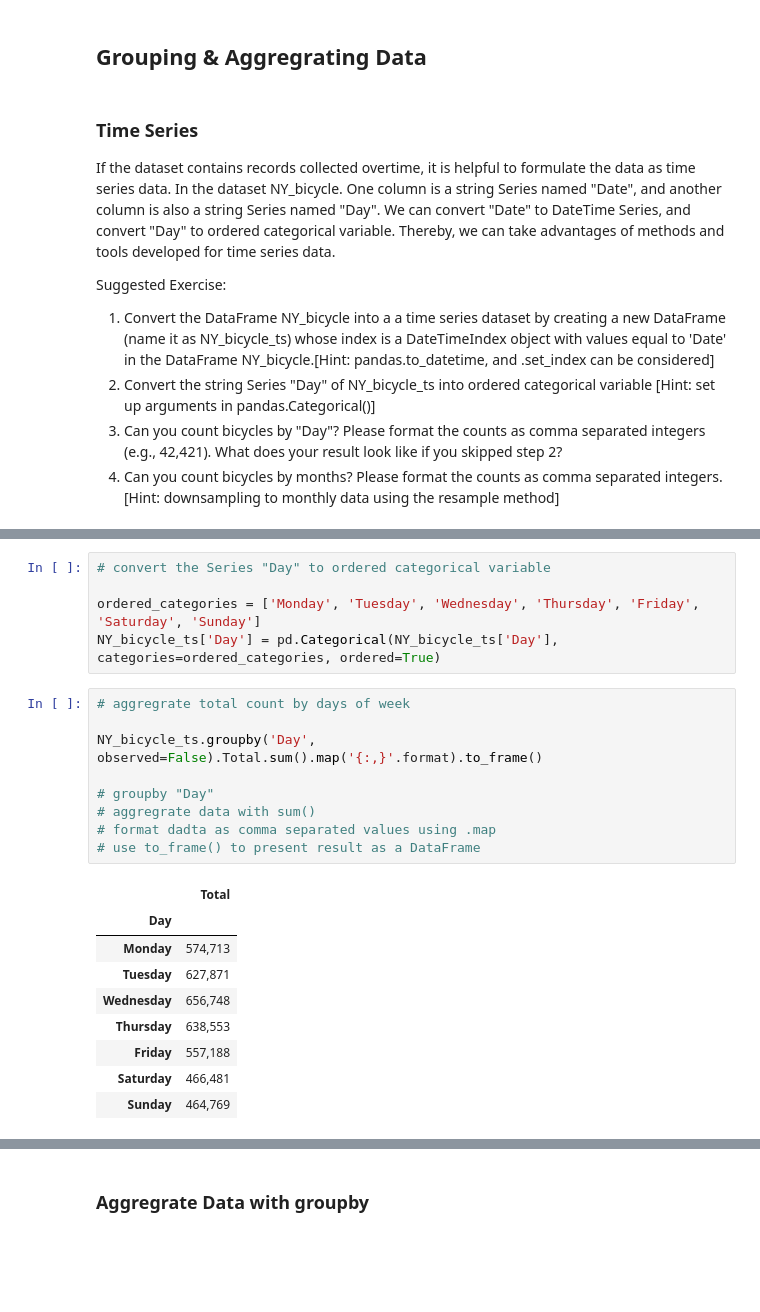
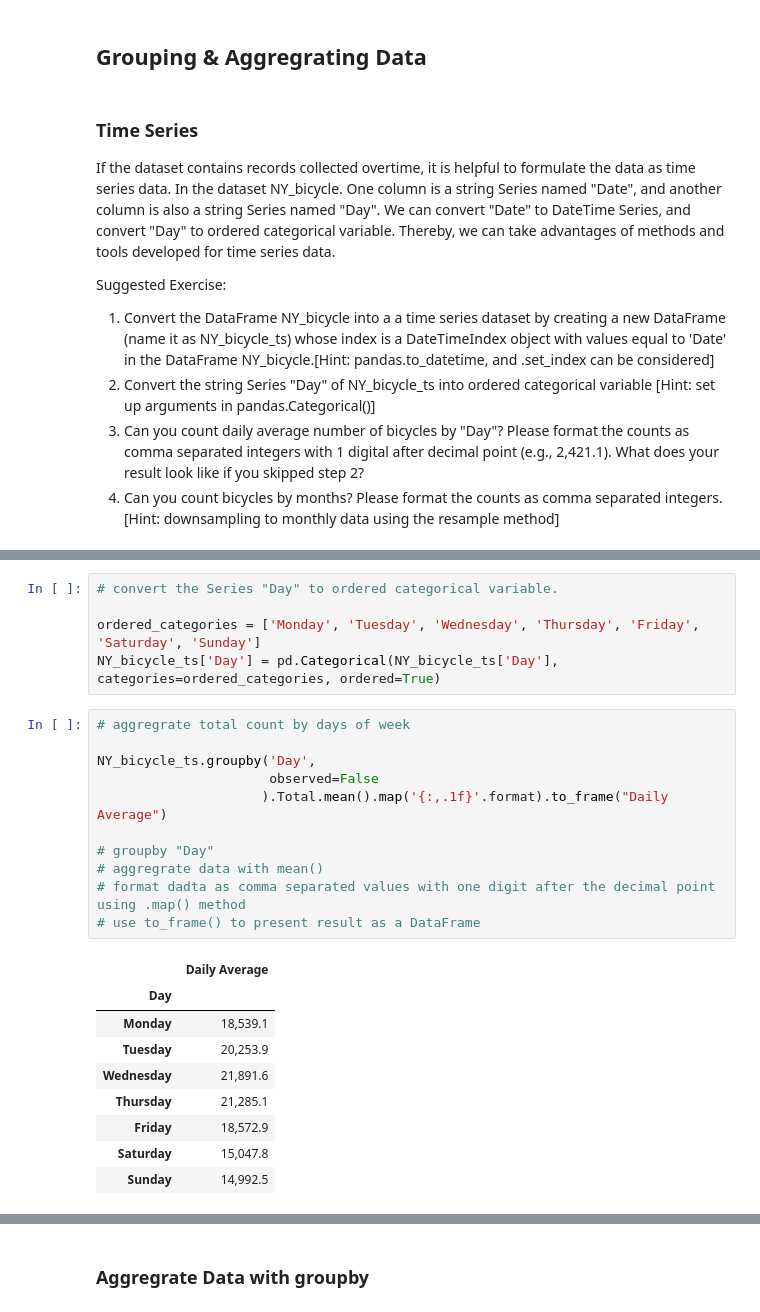
Before and after one commit to SBU-r/CIV555-FS25, a Jupyter notebook: Jupyter Notebooks/Data_Understanding.ipynb, the cells around one changed output, grey strips where cells are left out. Cells and saved outputs as stored; diff of their text form; blank space fills up the shorter version.

```diff
--- a/Jupyter Notebooks/Data_Understanding.ipynb
+++ b/Jupyter Notebooks/Data_Understanding.ipynb
@@ -1050,7 +1068,7 @@ If the dataset contains records collected overtime, it is helpful to formulate t
 Suggested Exercise:
 1. Convert the DataFrame NY_bicycle into a a time series dataset by creating a new DataFrame (name it as NY_bicycle_ts) whose index is a DateTimeIndex object with values equal to 'Date' in the DataFrame NY_bicycle.[Hint: pandas.to_datetime, and .set_index can be considered]
 2. Convert the string Series "Day" of NY_bicycle_ts into ordered categorical variable [Hint: set up arguments in pandas.Categorical()]
-3. Can you count bicycles by "Day"? Please format the counts as comma separated integers (e.g., 42,421). What does your result look like if you skipped step 2?
+3. Can you count daily average number of bicycles by "Day"? Please format the counts as comma separated integers with 1 digital after decimal point (e.g., 2,421.1). What does your result look like if you skipped step 2?
 4. Can you count bicycles by months? Please format the counts as comma separated integers. [Hint: downsampling to monthly data using the resample method]
 # %%
 # save the DataFrame as a new one whose column "Date" is converted into the DateTimeIndex
@@ -1068,29 +1086,31 @@ NY_bicycle_ts.head()
 | 2017-04-04 | Tuesday | 51.1 | 46.0 | 1.18 | R | 723 | 1913 | ... |
 | 2017-04-05 | Wednesday | 63.0 | 46.0 | 0.00 | N | 2807 | 5276 | ... |
 # %%
-# convert the Series "Day" to ordered categorical variable
+# convert the Series "Day" to ordered categorical variable.
 
 ordered_categories = ['Monday', 'Tuesday', 'Wednesday', 'Thursday', 'Friday', 'Saturday', 'Sunday']
 NY_bicycle_ts['Day'] = pd.Categorical(NY_bicycle_ts['Day'], categories=ordered_categories, ordered=True)
 # %%
 # aggregrate total count by days of week
 
-NY_bicycle_ts.groupby('Day', observed=False).Total.sum().map('{:,}'.format).to_frame()
+NY_bicycle_ts.groupby('Day',
+                      observed=False
+                     ).Total.mean().map('{:,.1f}'.format).to_frame("Daily Average")
 
 # groupby "Day"
-# aggregrate data with sum()
-# format dadta as comma separated values using .map
+# aggregrate data with mean()
+# format dadta as comma separated values with one digit after the decimal point using .map() method
 # use to_frame() to present result as a DataFrame
 # %% [output]
-|  | Total |
+|  | Daily Average |
 | Day |  |
-| Monday | 574,713 |
-| Tuesday | 627,871 |
-| Wednesday | 656,748 |
-| Thursday | 638,553 |
-| Friday | 557,188 |
-| Saturday | 466,481 |
-| Sunday | 464,769 |
+| Monday | 18,539.1 |
+| Tuesday | 20,253.9 |
+| Wednesday | 21,891.6 |
+| Thursday | 21,285.1 |
+| Friday | 18,572.9 |
+| Saturday | 15,047.8 |
+| Sunday | 14,992.5 |
 # %%
 # aggregate total counts by months
 # rasample() is a very useful function for changing the frequency of data. Data in NY_bicycle were recorded daily.
```
Also changed, not shown: parts of 15 cells of this notebook.
